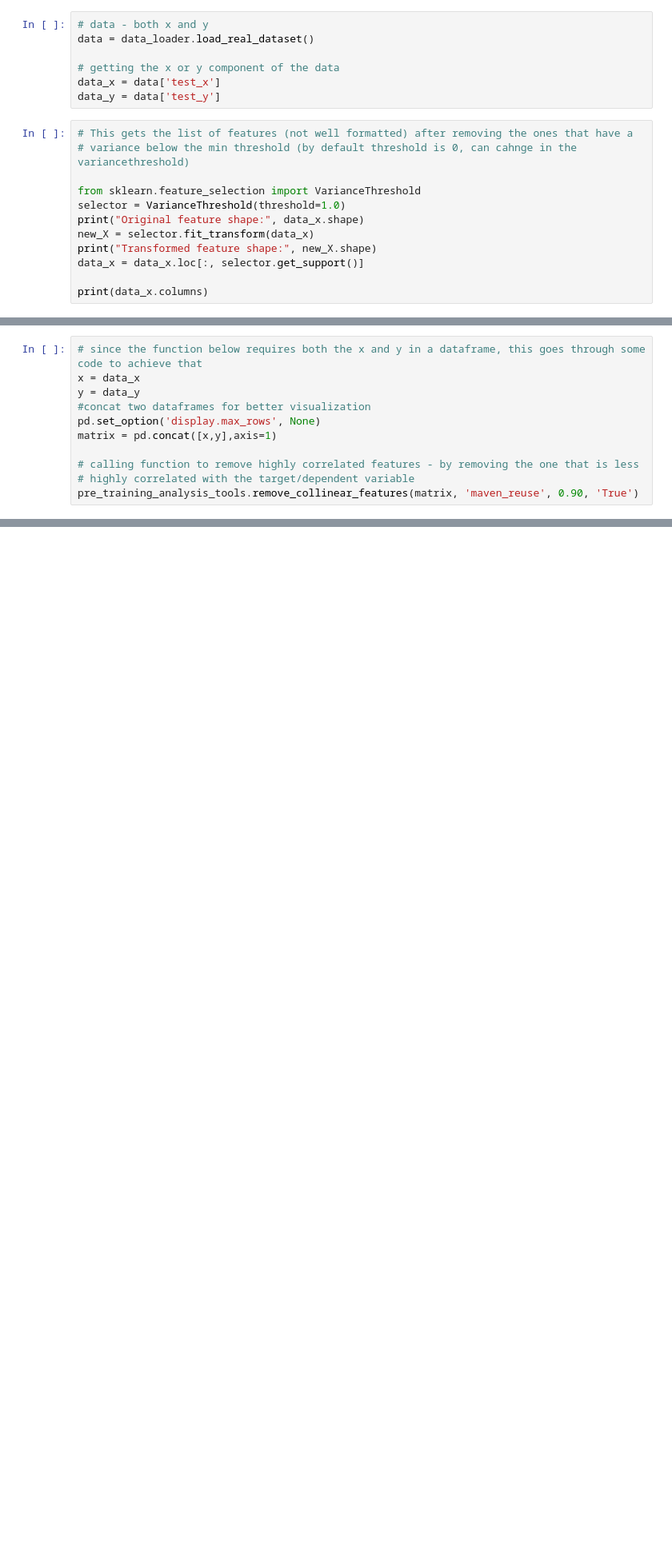
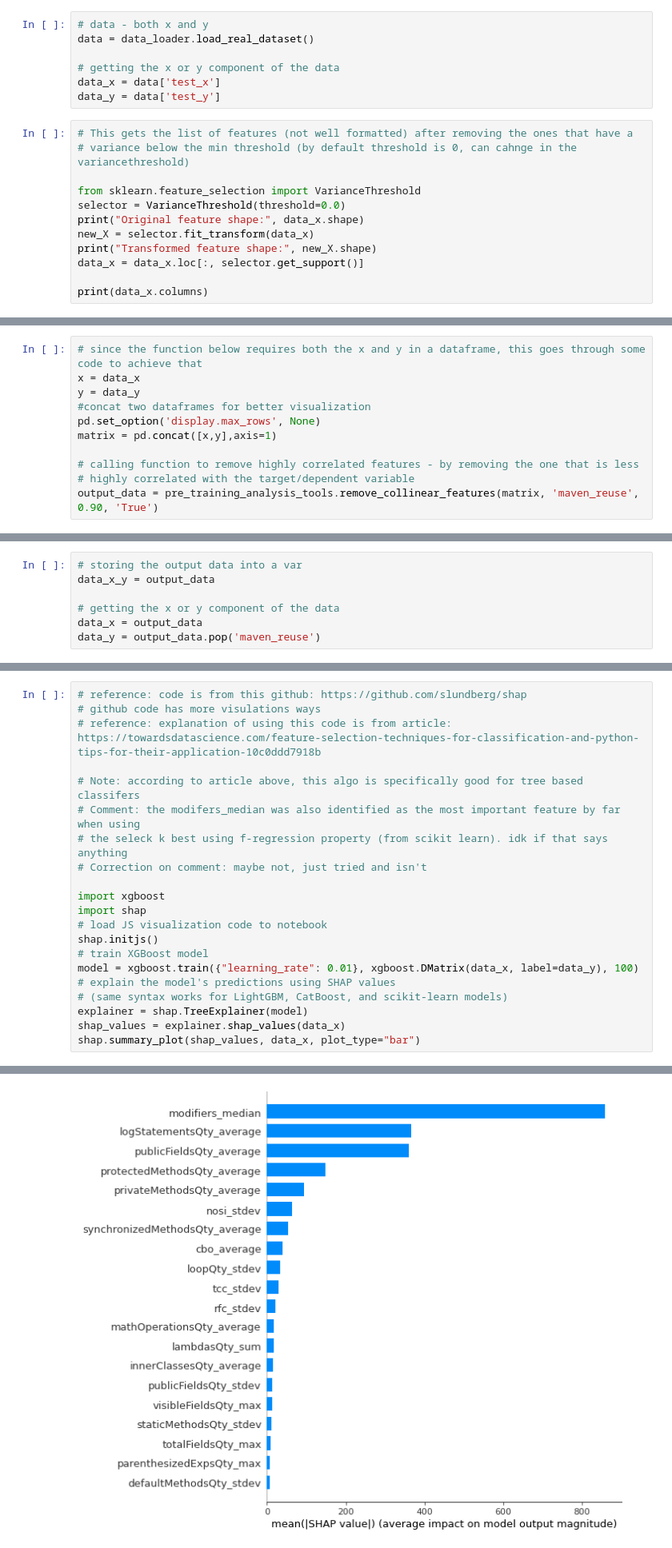
Before and after one commit to reusability/research, a Jupyter notebook: Feature Selection Analysis.ipynb, the cells around one changed output, grey strips where cells are left out. Shown: that part at 80% size. Saved outputs shown, nothing was run; the diff lists cells and outputs as text; blank space fills up the shorter version.

```diff
--- a/Feature Selection Analysis.ipynb
+++ b/Feature Selection Analysis.ipynb
@@ -25,7 +27,7 @@ data_y = data['test_y']
 # variance below the min threshold (by default threshold is 0, can cahnge in the variancethreshold)
 
 from sklearn.feature_selection import VarianceThreshold
-selector = VarianceThreshold(threshold=1.0)
+selector = VarianceThreshold(threshold=0.0)
 print("Original feature shape:", data_x.shape)
 new_X = selector.fit_transform(data_x)
 print("Transformed feature shape:", new_X.shape)
@@ -55,7 +57,7 @@ matrix = pd.concat([x,y],axis=1)
 
 # calling function to remove highly correlated features - by removing the one that is less
 # highly correlated with the target/dependent variable
-pre_training_analysis_tools.remove_collinear_features(matrix, 'maven_reuse', 0.90, 'True')
+output_data = pre_training_analysis_tools.remove_collinear_features(matrix, 'maven_reuse', 0.90, 'True')
 # %% [output]
 publicFieldsQty_max | publicFieldsQty_stdev | 0.97
 publicFieldsQty_max: -0.064
@@ -94,0 +79,7 @@ used columns:
+# %%
+# storing the output data into a var
+data_x_y = output_data
+
+# getting the x or y component of the data
+data_x = output_data
+data_y = output_data.pop('maven_reuse')
@@ -94,0 +88,22 @@ used columns:
+# %%
+# reference: code is from this github: https://github.com/slundberg/shap
+# github code has more visulations ways
+# reference: explanation of using this code is from article: https://towardsdatascience.com/feature-selection-techniques-for-classification-and-python-tips-for-their-application-10c0ddd7918b
+
+# Note: according to article above, this algo is specifically good for tree based classifers
+# Comment: the modifers_median was also identified as the most important feature by far when using
+# the seleck k best using f-regression property (from scikit learn). idk if that says anything
+# Correction on comment: maybe not, just tried and isn't
+
+import xgboost
+import shap
+# load JS visualization code to notebook
+shap.initjs()
+# train XGBoost model
+model = xgboost.train({"learning_rate": 0.01}, xgboost.DMatrix(data_x, label=data_y), 100)
+# explain the model's predictions using SHAP values
+# (same syntax works for LightGBM, CatBoost, and scikit-learn models)
+explainer = shap.TreeExplainer(model)
+shap_values = explainer.shap_values(data_x)
+shap.summary_plot(shap_values, data_x, plot_type="bar")
+# %% [output]
@@ -94,0 +111 @@ used columns:
+[figure, added]
```
Also changed, not shown: parts of 8 cells of this notebook, 2 other files.
